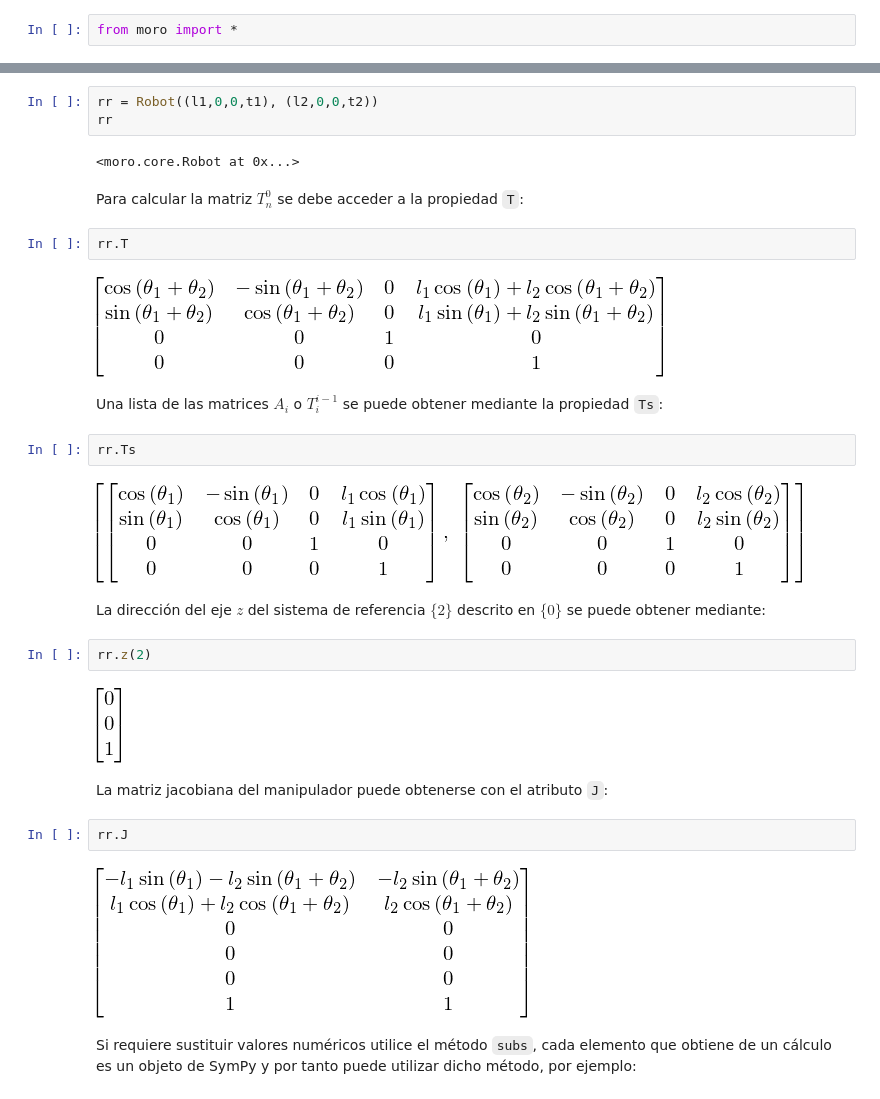
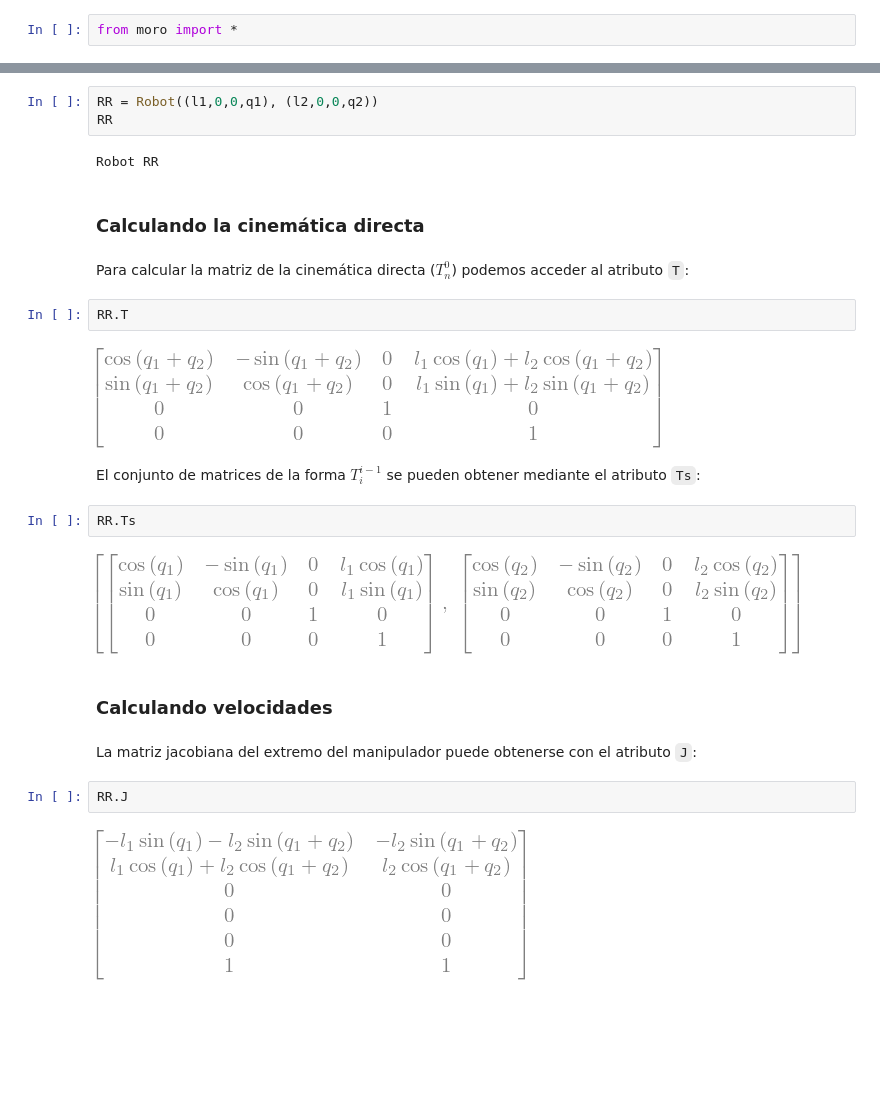
Before and after one commit to JorgeDeLosSantos/moro, a Jupyter notebook: examples/nbooks/es/La clase Robot.ipynb, the cells around one changed output, grey strips where cells are left out. Cells and saved outputs as stored; diff of their text form; blank space fills up the shorter version.

```diff
--- a/examples/nbooks/es/La clase Robot.ipynb
+++ b/examples/nbooks/es/La clase Robot.ipynb
@@ -29,31 +31,27 @@ Para definirlo se hace lo siguiente:
 # %%
-rr = Robot((l1,0,0,t1), (l2,0,0,t2))
-rr
+RR = Robot((l1,0,0,q1), (l2,0,0,q2))
+RR
 # %% [output]
-<moro.core.Robot at 0x...>
+Robot RR
+# %% [markdown]
+### Calculando la cinemática directa
 # %% [markdown]
-Para calcular la matriz $ T_n^0 $ se debe acceder a la propiedad `T`:
+Para calcular la matriz de la cinemática directa ($ T_n^0 $) podemos acceder al atributo `T`:
 # %%
-rr.T
+RR.T
 # %% [output]
-[figure, old version]
+[figure, new version]
 # %% [markdown]
-Una lista de las matrices $ A_i $ o $ T_i^{i-1} $ se puede obtener mediante la propiedad `Ts`:
+El conjunto de matrices de la forma $ T_i^{i-1} $ se pueden obtener mediante el atributo `Ts`:
 # %%
-rr.Ts
+RR.Ts
 # %% [output]
-[figure, old version]
+[figure, new version]
-# %% [markdown]
-La dirección del eje $z$ del sistema de referencia $\{2\}$ descrito en $\{0\}$ se puede obtener mediante:
-# %%
-rr.z(2)
-# %% [output]
-[figure, removed]
+# %% [markdown]
+### Calculando velocidades
 # %% [markdown]
-La matriz jacobiana del manipulador puede obtenerse con el atributo `J`:
+La matriz jacobiana del extremo del manipulador puede obtenerse con el atributo `J`:
 # %%
-rr.J
+RR.J
 # %% [output]
-[figure, old version]
+[figure, new version]
-# %% [markdown]
-Si requiere sustituir valores numéricos utilice el método `subs`, cada elemento que obtiene de un cálculo es un objeto de SymPy y por tanto puede utilizar dicho método, por ejemplo:
```
Also changed, not shown: parts of 11 cells of this notebook, 9 other files.
